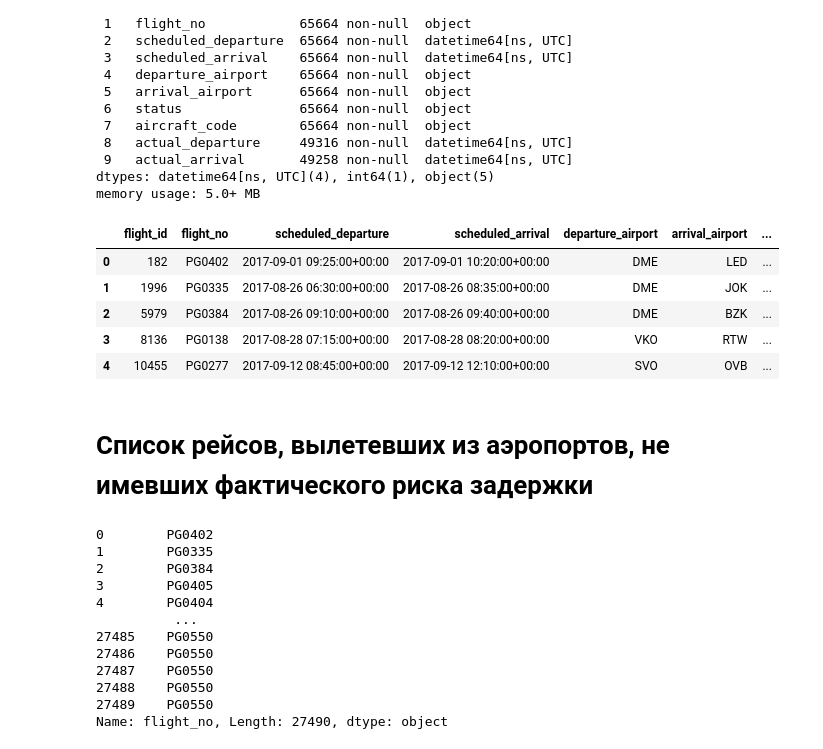
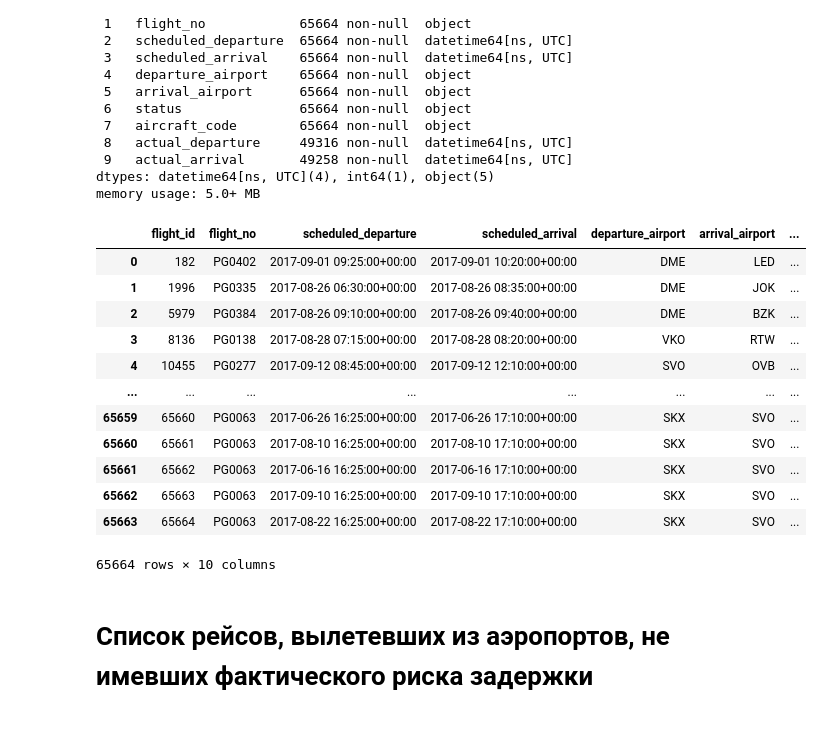
Before and after one commit to terentyfox/OtusSystemAnalyst, a Jupyter notebook: Анализ_данных_БД_и_CSV.ipynb, the cells around one changed output. Saved outputs shown, nothing was run; the diff lists cells and outputs as text; code cells hidden in the pictures.

```diff
--- a/Анализ_данных_БД_и_CSV.ipynb
+++ b/Анализ_данных_БД_и_CSV.ipynb
@@ -209,29 +209,23 @@ Data columns (total 10 columns):
 dtypes: datetime64[ns, UTC](4), int64(1), object(5)
 memory usage: 5.0+ MB
 # %%
-flights.head()
+flights
 # %% [output]
 |  | flight_id | flight_no | scheduled_departure | scheduled_arrival | departure_airport | arrival_airport | ... |
 | 0 | 182 | PG0402 | 2017-09-01 09:25:00+00:00 | 2017-09-01 10:20:00+00:00 | DME | LED | ... |
 | 1 | 1996 | PG0335 | 2017-08-26 06:30:00+00:00 | 2017-08-26 08:35:00+00:00 | DME | JOK | ... |
 | 2 | 5979 | PG0384 | 2017-08-26 09:10:00+00:00 | 2017-08-26 09:40:00+00:00 | DME | BZK | ... |
 | 3 | 8136 | PG0138 | 2017-08-28 07:15:00+00:00 | 2017-08-28 08:20:00+00:00 | VKO | RTW | ... |
 | 4 | 10455 | PG0277 | 2017-09-12 08:45:00+00:00 | 2017-09-12 12:10:00+00:00 | SVO | OVB | ... |
+| ... | ... | ... | ... | ... | ... | ... | ... |
+| 65659 | 65660 | PG0063 | 2017-06-26 16:25:00+00:00 | 2017-06-26 17:10:00+00:00 | SKX | SVO | ... |
+| 65660 | 65661 | PG0063 | 2017-08-10 16:25:00+00:00 | 2017-08-10 17:10:00+00:00 | SKX | SVO | ... |
+| 65661 | 65662 | PG0063 | 2017-06-16 16:25:00+00:00 | 2017-06-16 17:10:00+00:00 | SKX | SVO | ... |
+| 65662 | 65663 | PG0063 | 2017-09-10 16:25:00+00:00 | 2017-09-10 17:10:00+00:00 | SKX | SVO | ... |
+| 65663 | 65664 | PG0063 | 2017-08-22 16:25:00+00:00 | 2017-08-22 17:10:00+00:00 | SKX | SVO | ... |
+65664 rows × 10 columns
 # %% [markdown]
 # Список рейсов, вылетевших из аэропортов, не имевших фактического риска задержки
 # %%
-flights.merge(noDelayAerp, how = 'inner', left_on = ['departure_airport'],
-              right_on = ['IATA'])['flight_no']
+flNoDel = flights.merge(noDelayAerp, how = 'inner', left_on = ['departure_airport'],
+              right_on = ['IATA'])
-# %% [output]
-0        PG0402
-1        PG0335
-2        PG0384
-3        PG0405
-4        PG0404
-          ...
-27485    PG0550
-27486    PG0550
-27487    PG0550
-27488    PG0550
-27489    PG0550
-Name: flight_no, Length: 27490, dtype: object
```
Also changed, not shown: parts of 2 cells of this notebook.
